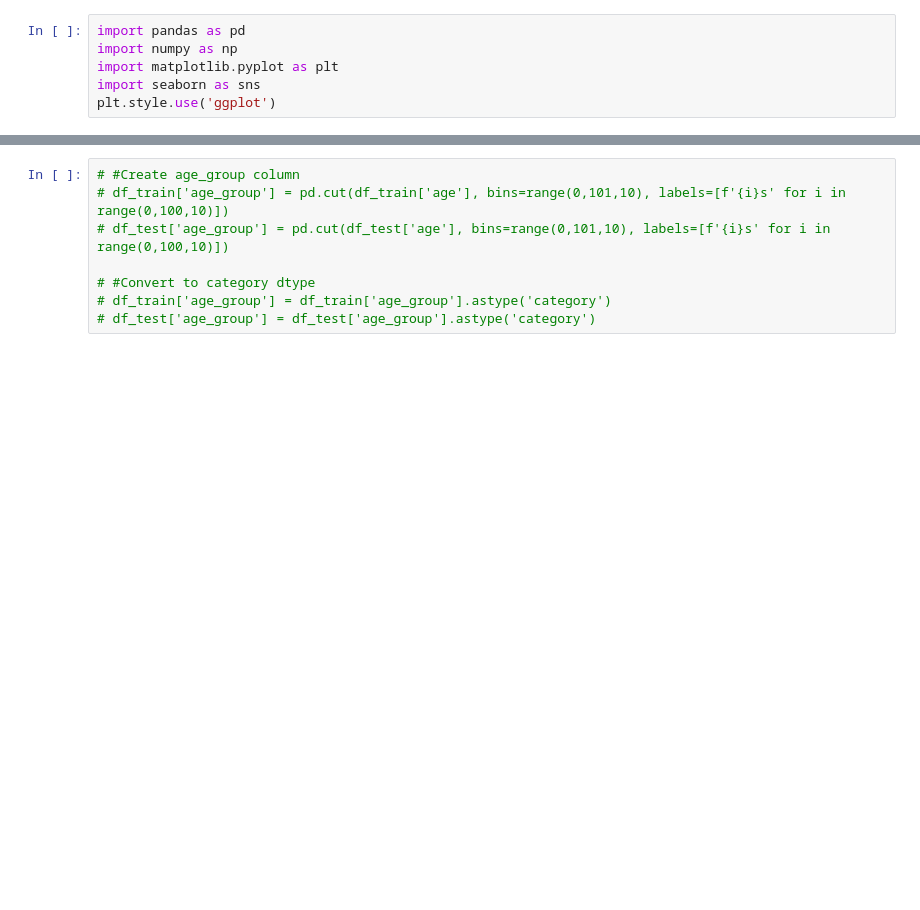
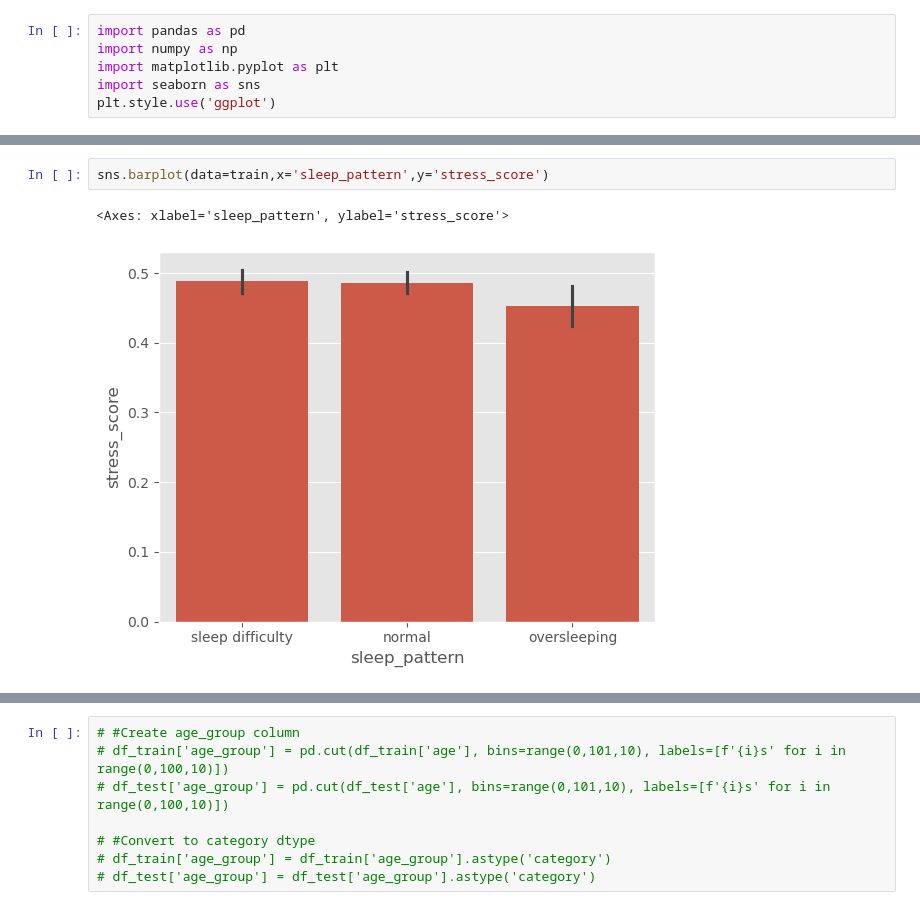
Before and after one commit to han942/vscode, a Jupyter notebook: Dacon/스트레스 지수 예측 해커톤/stress_prediction.ipynb, the cells around one changed output, grey strips where cells are left out. Cells and saved outputs as stored; diff of their text form; blank space fills up the shorter version.

```diff
--- a/Dacon/스트레스 지수 예측 해커톤/stress_prediction.ipynb
+++ b/Dacon/스트레스 지수 예측 해커톤/stress_prediction.ipynb
@@ -28,0 +36,5 @@ sns.heatmap(df_train.corr(numeric_only=True), annot=True, fmt=".2f", cmap='coolw
+# %%
+sns.barplot(data=train,x='sleep_pattern',y='stress_score')
+# %% [output]
+<Axes: xlabel='sleep_pattern', ylabel='stress_score'>
+[figure, added]
```
Also changed, not shown: parts of 23 cells of this notebook, 2 other files.
